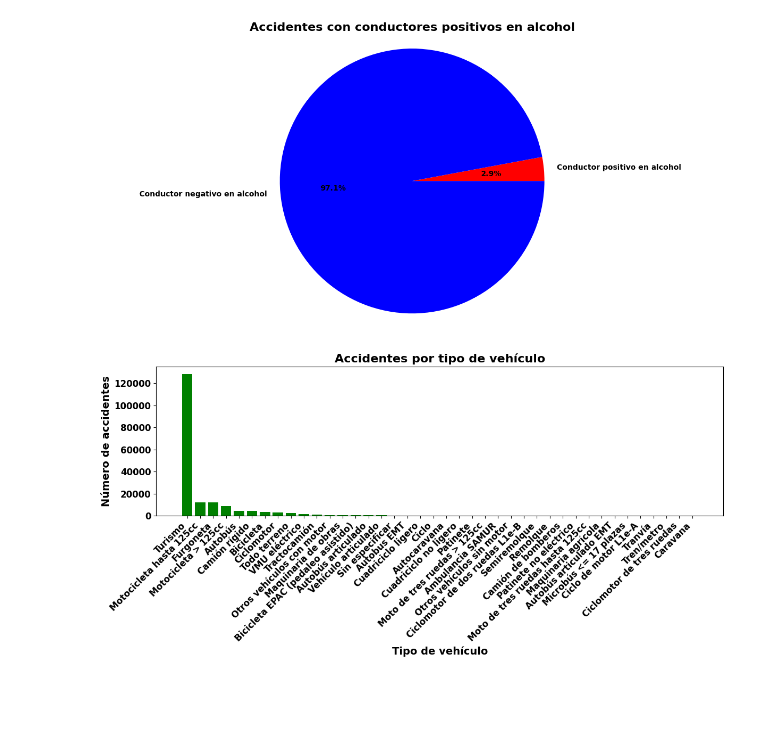
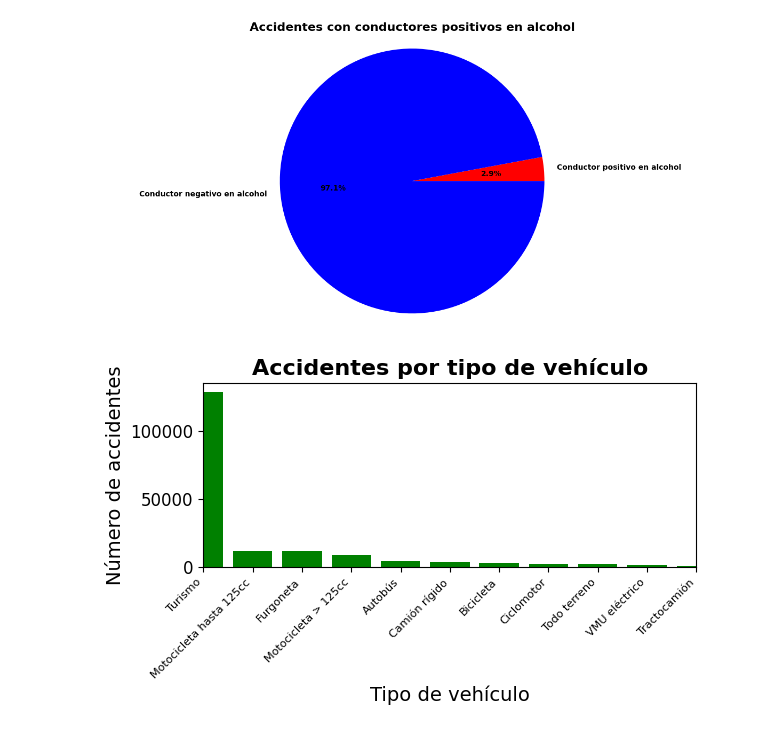
Before and after one commit to davidruiiz/proyecto_CONVIVE, a Jupyter notebook: notebooks/Proyecto_CONVIVE.ipynb, the cells around one changed output. Drawn from its saved outputs; the diff is of its cells as text; code cells hidden in the pictures; blank space fills up the shorter version.

```diff
--- a/notebooks/Proyecto_CONVIVE.ipynb
+++ b/notebooks/Proyecto_CONVIVE.ipynb
@@ -1246,18 +1246,22 @@ plt.show()
 # %%
 import pandas as pd
 import matplotlib.pyplot as plt
 
 # Leer el archivo CSV
 datos = pd.read_csv('../data/2019-2023_Accidentalidad.csv', sep=';' , on_bad_lines='skip')
 # Crear un histograma del número de accidentes por tipo de vehículo
 vehiculos = datos['tipo_vehiculo'].value_counts()
 plt.bar(vehiculos.index, vehiculos.values, color='green')
 plt.title('Accidentes por tipo de vehículo', fontsize=16, fontweight='bold')
 plt.xlabel('Tipo de vehículo', fontsize=14)
 plt.ylabel('Número de accidentes', fontsize=14)
 plt.xticks(rotation=45, ha='right')
 plt.tick_params(labelsize=12)
 plt.tight_layout()
+#solo los 10 primeros
+plt.xlim(0, 10)
+# texto eje x más pequeño
+plt.tick_params(axis='x', labelsize=8)
 plt.show()
 # %% [output]
-[figure, old version]
+[figure, new version]
```
